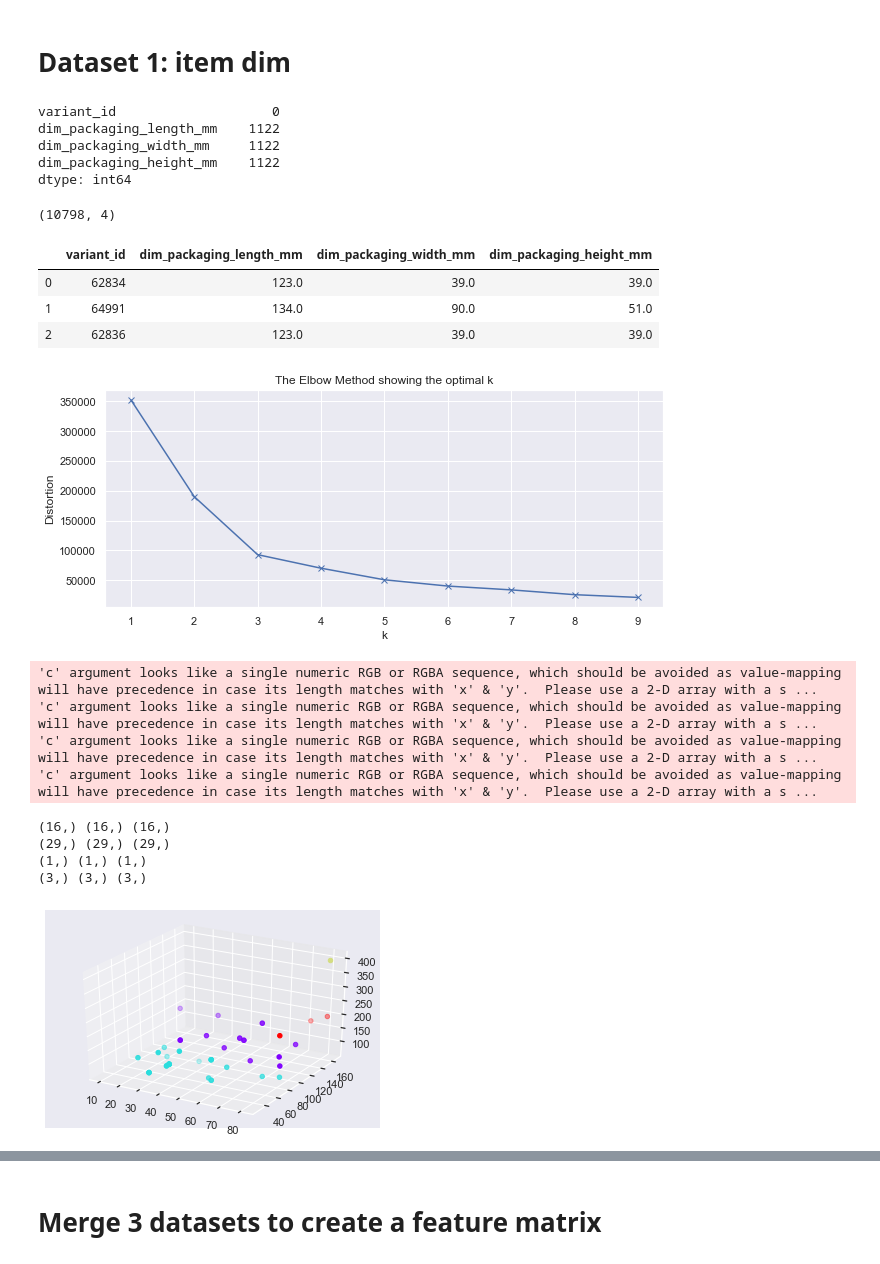
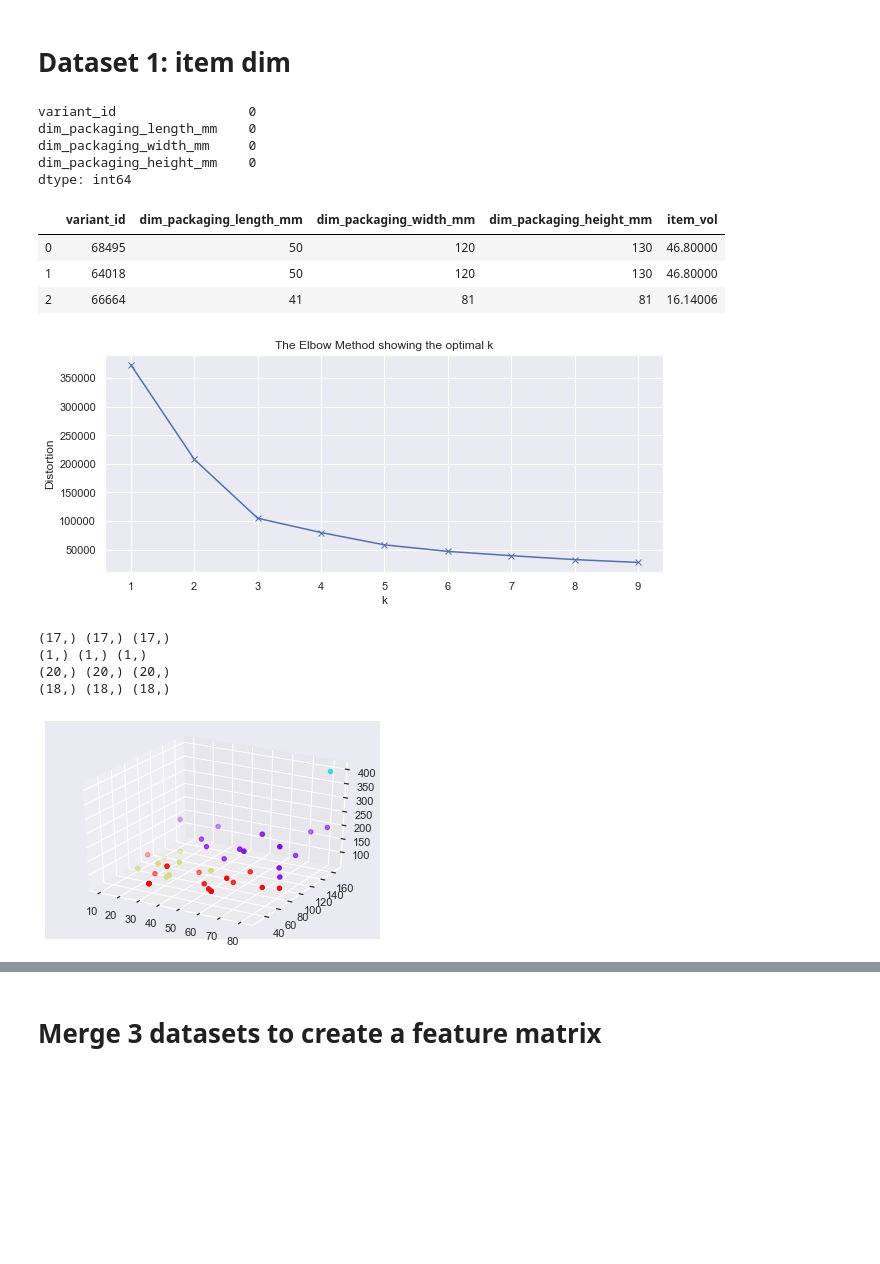
Before and after one commit to elle-ctrl/BoxSize, a Jupyter notebook: GM-Cleaning.ipynb, the cells around one changed output, grey strips where cells are left out. Drawn from its saved outputs; the diff is of its cells as text; code cells hidden in the pictures; blank space fills up the shorter version.

```diff
--- a/GM-Cleaning.ipynb
+++ b/GM-Cleaning.ipynb
@@ -20,7 +20,7 @@ import os
 # %%
 cols_list = ['Reference 2','Dim length', 'Dim width', 'Dim height']
 
-files = glob.glob('/Users/elle.le/Workspace/BoxSize/new_data/FedEx_box/*.csv')
+files = glob.glob('/Users/elle.le/Workspace/BoxSize_local/new_data/FedEx_box/*.csv')
 
 dfs =[]
 
@@ -181,12 +133,11 @@ line.shape
 # Dataset 1: item dim
 # %%
 cols = ['variant_id','dim_packaging_length_mm','dim_packaging_width_mm','dim_packaging_height_mm']
-item_dim = pd.read_csv('new_data/variant_specs.csv', usecols = cols)
+GM_dim = pd.read_csv('/Users/elle.le/Workspace/BoxSize_local/new_data/GM_dim_clean.csv', usecols = cols)
+GM_dim.isna().sum()
+# %% [output]
+variant_id                 0
+dim_packaging_length_mm    0
+dim_packaging_width_mm     0
+dim_packaging_height_mm    0
+dtype: int64
-# %%
-item_dim.isna().sum()
-# %% [output]
-variant_id                    0
-dim_packaging_length_mm    1122
-dim_packaging_width_mm     1122
-dim_packaging_height_mm    1122
-dtype: int64
@@ -195,16 +144,12 @@ item_dim.dropna(subset = ['dim_packaging_length_mm'], inplace = True)
-# %%
-item_dim.shape
-# %% [output]
-(10798, 4)
 # %%
-GM_dim = pd.merge(GM_item_list,item_dim, how ='left', on ='variant_id')
+#GM_dim = pd.merge(GM_item_list,item_dim, how ='left', on ='variant_id')
 # %%
 GM_dim.head(3)
 # %% [output]
-|  | variant_id | dim_packaging_length_mm | dim_packaging_width_mm | dim_packaging_height_mm |
-| 0 | 62834 | 123.0 | 39.0 | 39.0 |
-| 1 | 64991 | 134.0 | 90.0 | 51.0 |
-| 2 | 62836 | 123.0 | 39.0 | 39.0 |
+|  | variant_id | dim_packaging_length_mm | dim_packaging_width_mm | dim_packaging_height_mm | item_vol |
+| 0 | 68495 | 50 | 120 | 130 | 46.80000 |
+| 1 | 64018 | 50 | 120 | 130 | 46.80000 |
+| 2 | 66664 | 41 | 81 | 81 | 16.14006 |
 # %%
 # Sort 3 dim to create unique item profile
 tmp_item = GM_dim.iloc[:,1:4].apply(sorted, axis=1)
@@ -230,30 +175,26 @@ plt.ylabel('Distortion')
 plt.title('The Elbow Method showing the optimal k')
 plt.show()
 # %% [output]
-[figure, old version]
+[figure, new version]
 # %%
 n_cluster = 4
 kmeans = KMeans(n_clusters=n_cluster, random_state = 0,max_iter=1000).fit(GM_dim.iloc[:,1:5])
 fig = plt.figure()
 ax = fig.add_subplot(111, projection='3d')
 classes = kmeans.labels_
 colors = cm.rainbow(np.linspace(0, 1, n_cluster))
 for i in range(n_cluster):
     x=GM_dim.loc[classes == i, 'dim_packaging_length_mm']
     y=GM_dim.loc[classes == i, 'dim_packaging_width_mm']
     z=GM_dim.loc[classes == i, 'dim_packaging_height_mm']
     print(x.shape,y.shape, z.shape)
-    ax.scatter(x, y, z, c=colors[i])
+    ax.scatter(x, y, z, c=colors[i].reshape(1,-1))
 # %% [output]
-'c' argument looks like a single numeric RGB or RGBA sequence, which should be avoided as value-mapping will have precedence in case its length matches with 'x' & 'y'.  Please use a 2-D array with a s ...
-'c' argument looks like a single numeric RGB or RGBA sequence, which should be avoided as value-mapping will have precedence in case its length matches with 'x' & 'y'.  Please use a 2-D array with a s ...
-'c' argument looks like a single numeric RGB or RGBA sequence, which should be avoided as value-mapping will have precedence in case its length matches with 'x' & 'y'.  Please use a 2-D array with a s ...
-'c' argument looks like a single numeric RGB or RGBA sequence, which should be avoided as value-mapping will have precedence in case its length matches with 'x' & 'y'.  Please use a 2-D array with a s ...
+(17,) (17,) (17,)
+(1,) (1,) (1,)
+(20,) (20,) (20,)
+(18,) (18,) (18,)
-(16,) (16,) (16,)
-(29,) (29,) (29,)
-(1,) (1,) (1,)
-(3,) (3,) (3,)
-[figure, old version]
+[figure, new version]
 # %%
 GM_dim['item_label'] = kmeans.labels_
 GM_dim.sort_values(by=['item_label']).head(3)
```
Also changed, not shown: parts of 27 cells of this notebook, 5 other files.
